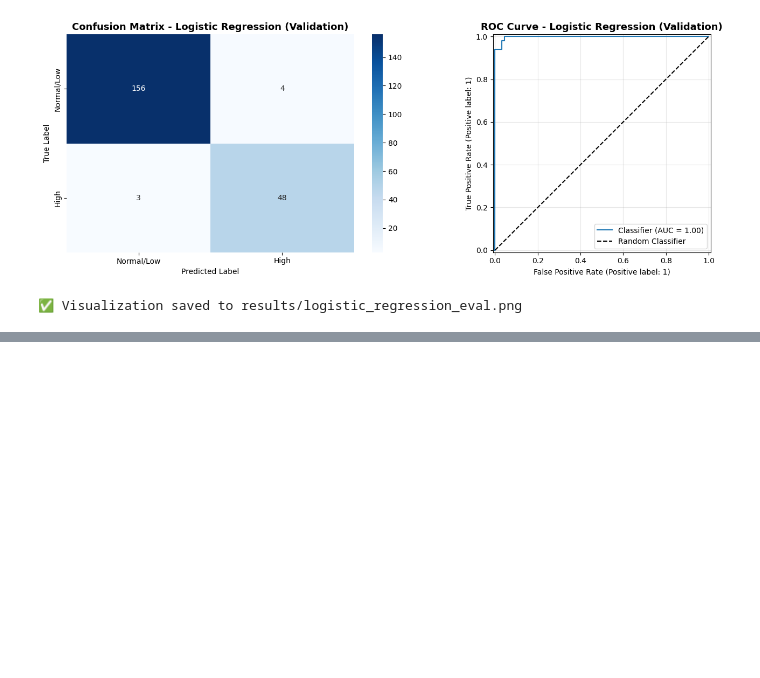
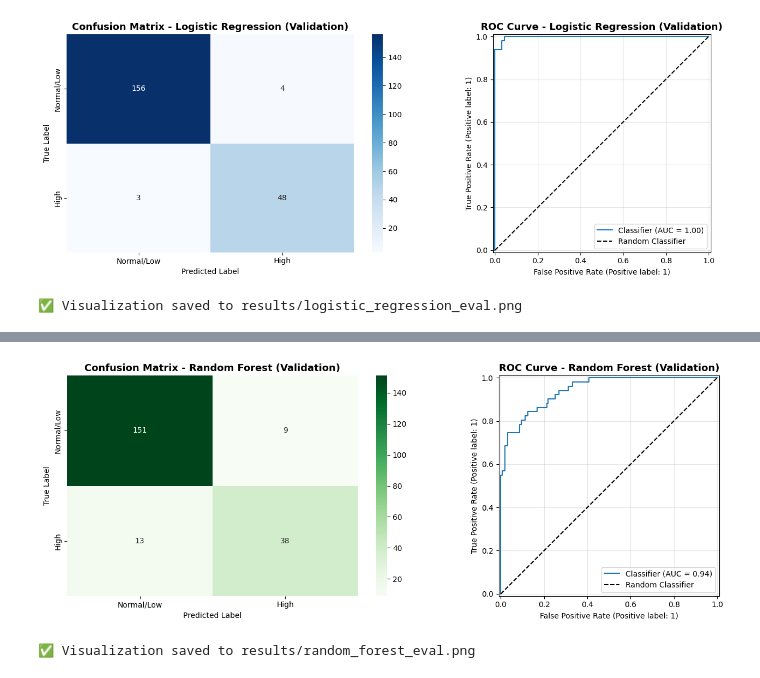
Before and after one commit to KostasPapadogiannis/energy-consumption-mining, a Jupyter notebook: notebooks/modeling.ipynb, the cells around one changed output, grey strips where cells are left out. Saved outputs shown, nothing was run; the diff lists cells and outputs as text; code cells hidden in the pictures; blank space fills up the shorter version.

```diff
--- a/notebooks/modeling.ipynb
+++ b/notebooks/modeling.ipynb
@@ -444,0 +491,20 @@ print('✅ Visualization saved to results/logistic_regression_eval.png')
+# %%
+# Προβλέψεις
+y_train_pred_rf = rf_pipeline.predict(X_train)
+y_val_pred_rf = rf_pipeline.predict(X_val)
+y_test_pred_rf = rf_pipeline.predict(X_test)
+
+# Probabilities
+y_train_proba_rf = rf_pipeline.predict_proba(X_train)[:, 1]
+y_val_proba_rf = rf_pipeline.predict_proba(X_val)[:, 1]
+y_test_proba_rf = rf_pipeline.predict_proba(X_test)[:, 1]
+
+print('='*70)
+print('RANDOM FOREST - EVALUATION')
+print('='*70)
+
+rf_train_metrics = evaluate_model(y_train_aligned, y_train_pred_rf, y_train_proba_rf, 'Train')
+rf_val_metrics = evaluate_model(y_val_aligned, y_val_pred_rf, y_val_proba_rf, 'Validation')
+rf_test_metrics = evaluate_model(y_test_aligned, y_test_pred_rf, y_test_proba_rf, 'Test')
+
+print('\n' + '='*70)
@@ -444,0 +545,28 @@ print('✅ Visualization saved to results/logistic_regression_eval.png')
+# %%
+# Visualization
+fig, axes = plt.subplots(1, 2, figsize=(14, 5))
+
+# Confusion Matrix
+cm = confusion_matrix(y_val_aligned, y_val_pred_rf)
+sns.heatmap(cm, annot=True, fmt='d', cmap='Greens', ax=axes[0],
+            xticklabels=['Normal/Low', 'High'],
+            yticklabels=['Normal/Low', 'High'])
+axes[0].set_title('Confusion Matrix - Random Forest (Validation)', fontsize=13, fontweight='bold')
+axes[0].set_xlabel('Predicted Label')
+axes[0].set_ylabel('True Label')
+
+# ROC Curve
+RocCurveDisplay.from_predictions(y_val_aligned, y_val_proba_rf, ax=axes[1])
+axes[1].plot([0, 1], [0, 1], 'k--', label='Random Classifier')
+axes[1].set_title('ROC Curve - Random Forest (Validation)', fontsize=13, fontweight='bold')
+axes[1].legend()
+axes[1].grid(alpha=0.3)
+
+plt.tight_layout()
+plt.savefig(RESULTS_DIR / 'random_forest_eval.png', dpi=300, bbox_inches='tight')
+plt.show()
+
+print('✅ Visualization saved to results/random_forest_eval.png')
+# %% [output]
+[figure, added]
+✅ Visualization saved to results/random_forest_eval.png
```
Also changed, not shown: parts of 15 cells of this notebook, 6 other files.
